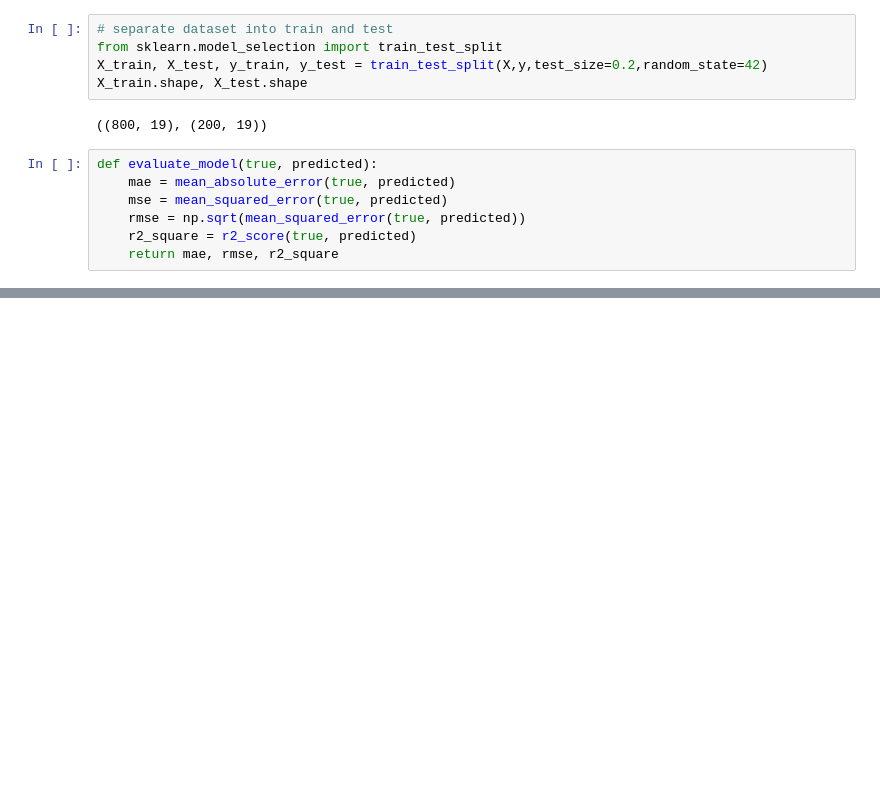
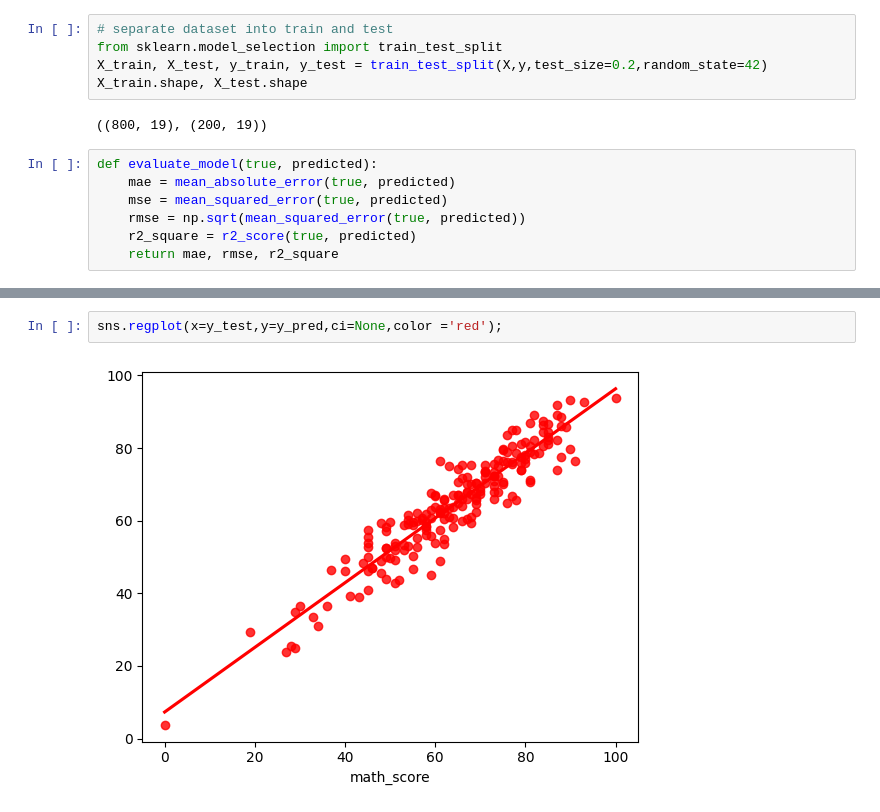
Before and after one commit to ThakurPratyush/ml-aws, a Jupyter notebook: notebook/train1.ipynb, the cells around one changed output, grey strips where cells are left out. Drawn from its saved outputs; the diff is of its cells as text; blank space fills up the shorter version.

```diff
--- a/notebook/train1.ipynb
+++ b/notebook/train1.ipynb
@@ -145,0 +175,4 @@ Model performance for Test set
+# %%
+sns.regplot(x=y_test,y=y_pred,ci=None,color ='red');
+# %% [output]
+[figure, added]
```
Also changed, not shown: parts of 6 cells of this notebook, 51 other files.
